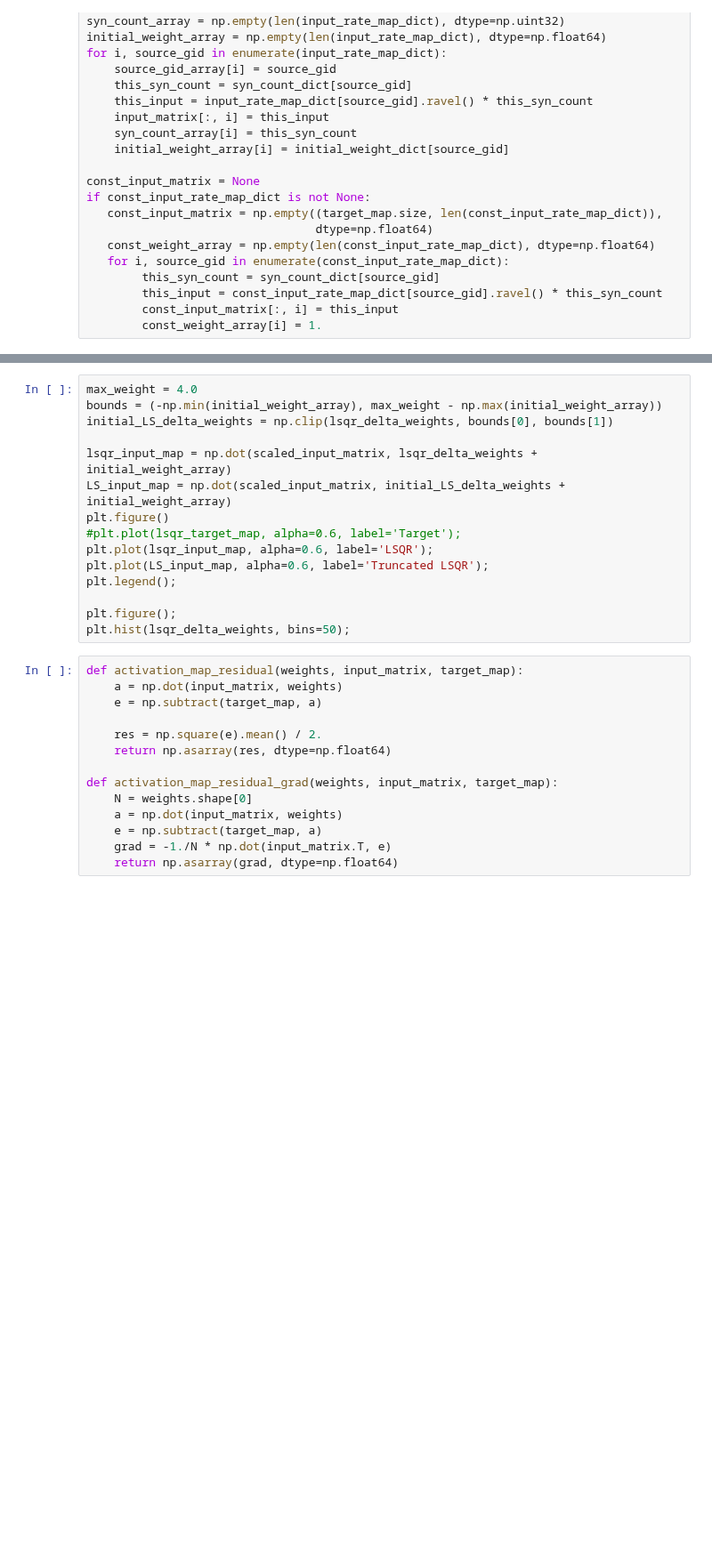
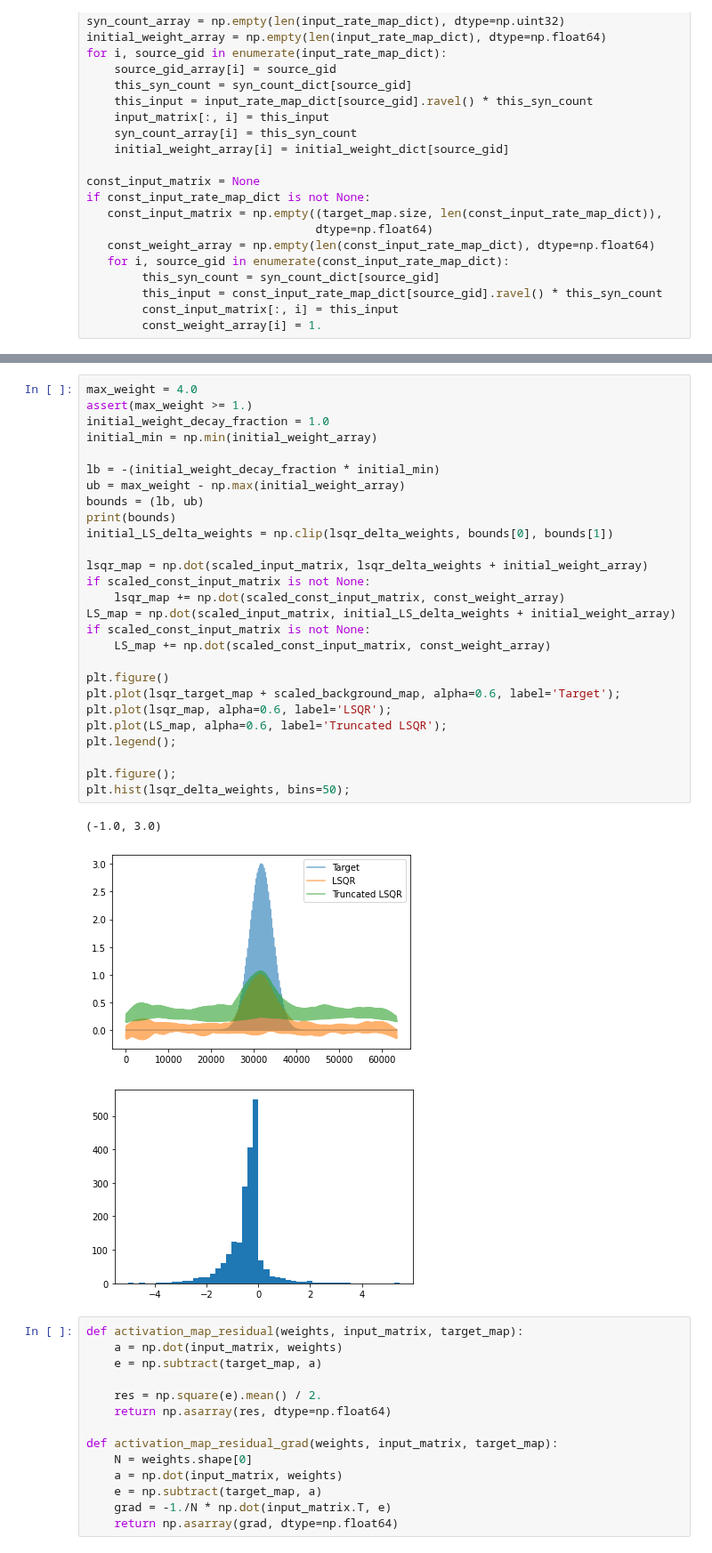
Before and after one commit to soltesz-lab/dentate, a Jupyter notebook: notebooks/Generation of Structured Weights.ipynb, the cells around one changed output, grey strips where cells are left out. Shown at 89% size. Drawn from its saved outputs; the diff is of its cells as text; blank space fills up the shorter version.

```diff
--- a/notebooks/Generation of Structured Weights.ipynb
+++ b/notebooks/Generation of Structured Weights.ipynb
@@ -529,18 +364,34 @@ lsqr_delta_weights = np.asarray(res[0], dtype=np.float32)
 # %%
 max_weight = 4.0
-bounds = (-np.min(initial_weight_array), max_weight - np.max(initial_weight_array))
+assert(max_weight >= 1.)
+initial_weight_decay_fraction = 1.0
+initial_min = np.min(initial_weight_array)
+
+lb = -(initial_weight_decay_fraction * initial_min)
+ub = max_weight - np.max(initial_weight_array)
+bounds = (lb, ub)
+print(bounds)
 initial_LS_delta_weights = np.clip(lsqr_delta_weights, bounds[0], bounds[1])
 
-lsqr_input_map = np.dot(scaled_input_matrix, lsqr_delta_weights + initial_weight_array)
-LS_input_map = np.dot(scaled_input_matrix, initial_LS_delta_weights + initial_weight_array)
+lsqr_map = np.dot(scaled_input_matrix, lsqr_delta_weights + initial_weight_array)
+if scaled_const_input_matrix is not None:
+    lsqr_map += np.dot(scaled_const_input_matrix, const_weight_array)
+LS_map = np.dot(scaled_input_matrix, initial_LS_delta_weights + initial_weight_array)
+if scaled_const_input_matrix is not None:
+    LS_map += np.dot(scaled_const_input_matrix, const_weight_array)
+
 plt.figure()
-#plt.plot(lsqr_target_map, alpha=0.6, label='Target');
-plt.plot(lsqr_input_map, alpha=0.6, label='LSQR');
-plt.plot(LS_input_map, alpha=0.6, label='Truncated LSQR');
+plt.plot(lsqr_target_map + scaled_background_map, alpha=0.6, label='Target');
+plt.plot(lsqr_map, alpha=0.6, label='LSQR');
+plt.plot(LS_map, alpha=0.6, label='Truncated LSQR');
 plt.legend();
 
 plt.figure();
 plt.hist(lsqr_delta_weights, bins=50);
+# %% [output]
+(-1.0, 3.0)
+[figure, added]
+[figure, added]
 # %%
 def activation_map_residual(weights, input_matrix, target_map):
     a = np.dot(input_matrix, weights)
```
Also changed, not shown: parts of 6 cells of this notebook.
